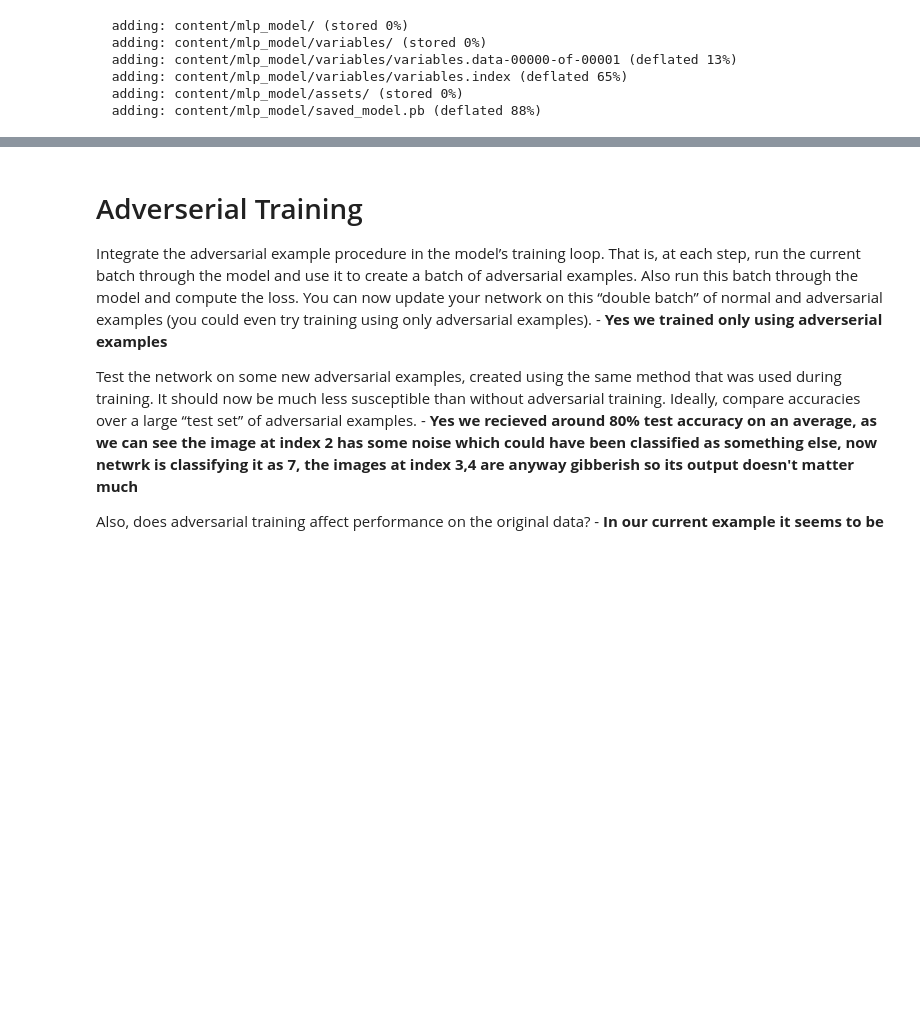
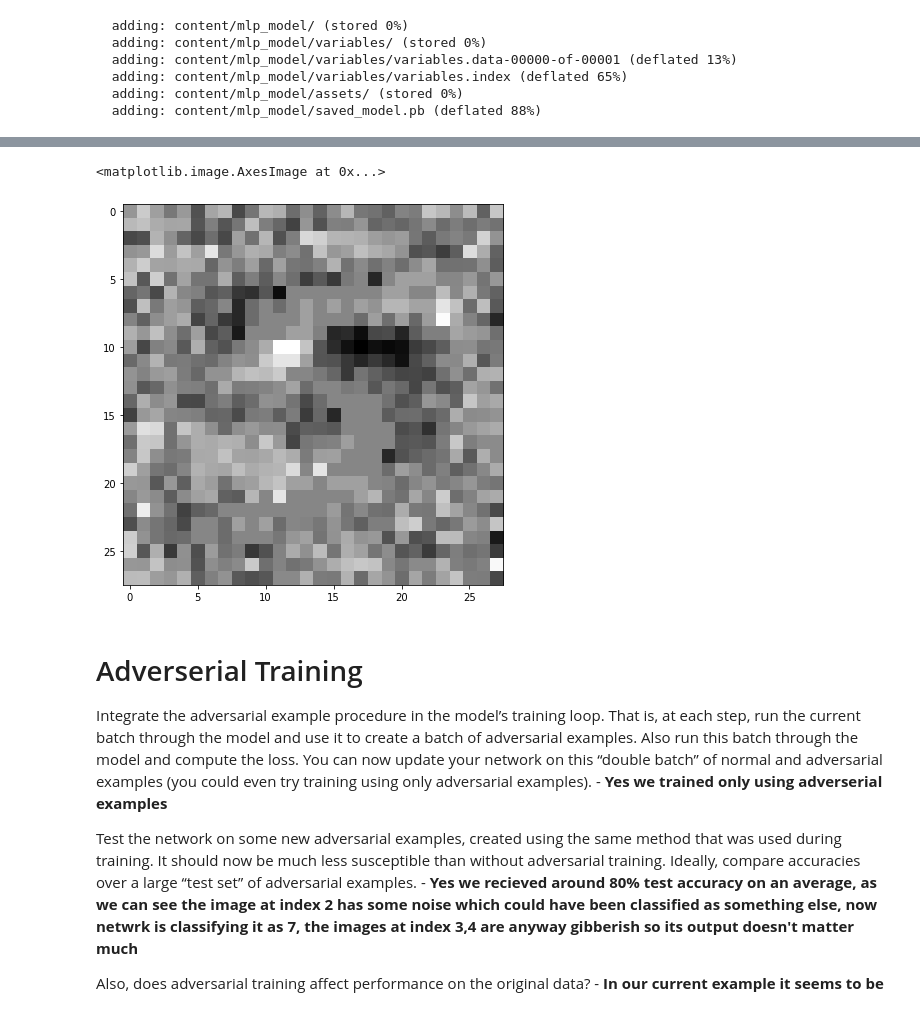
Before and after one commit to surajsrivathsa/ovgu_deeplearning, a Jupyter notebook: Assignment_10_Adverserial_Examples_and_Training.ipynb, the cells around one changed output, grey strips where cells are left out. Cells and saved outputs as stored; diff of their text form; code cells hidden in the pictures; blank space fills up the shorter version.

```diff
--- a/Assignment_10_Adverserial_Examples_and_Training.ipynb
+++ b/Assignment_10_Adverserial_Examples_and_Training.ipynb
@@ -733,3 +783,9 @@ After that we are going to start blanking out these positions one by one and see
+# %%
+plt.figure(figsize=(7,7))
+plt.imshow(tf.convert_to_tensor(x[0,:,:], dtype=tf.dtypes.float32) , cmap=plt.cm.binary)
+# %% [output]
+<matplotlib.image.AxesImage at 0x...>
+[figure, added]
 # %% [markdown]
 # Adverserial Training
 
```
Also changed, not shown: parts of 6 cells of this notebook.
